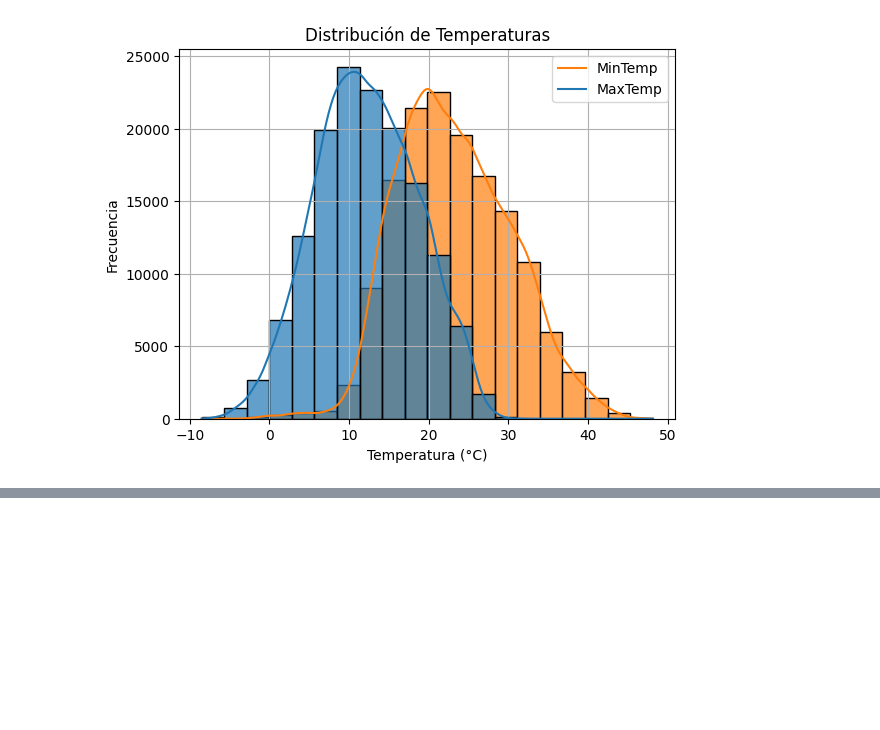
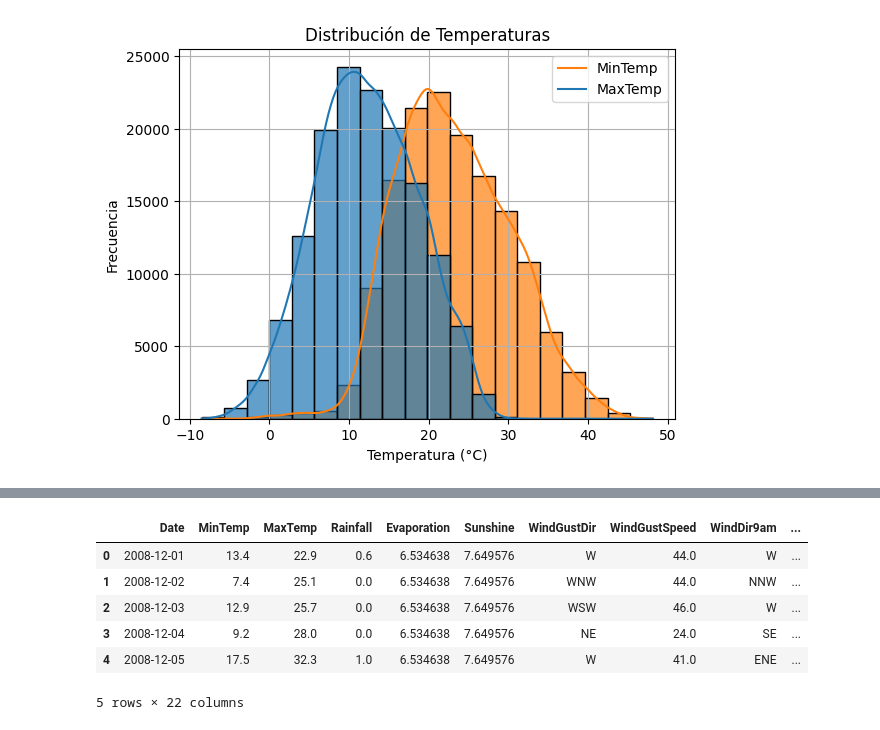
Before and after one commit to DiegoValdez10/HDT6Miner-a, a Jupyter notebook: HDT6.ipynb, the cells around one changed output, grey strips where cells are left out. Cells and saved outputs as stored; diff of their text form; code cells hidden in the pictures; blank space fills up the shorter version.

Commit message:
delete location add encoding

```diff
--- a/HDT6.ipynb
+++ b/HDT6.ipynb
@@ -344,0 +355,13 @@ plt.grid(True)
+# %%
+# Modificar el DataFrame original eliminando la columna "Location"
+df.drop('Location', axis=1, inplace=True)
+# %%
+df.head()
+# %% [output]
+|  | Date | MinTemp | MaxTemp | Rainfall | Evaporation | Sunshine | WindGustDir | WindGustSpeed | WindDir9am | ... |
+| 0 | 2008-12-01 | 13.4 | 22.9 | 0.6 | 6.534638 | 7.649576 | W | 44.0 | W | ... |
+| 1 | 2008-12-02 | 7.4 | 25.1 | 0.0 | 6.534638 | 7.649576 | WNW | 44.0 | NNW | ... |
+| 2 | 2008-12-03 | 12.9 | 25.7 | 0.0 | 6.534638 | 7.649576 | WSW | 46.0 | W | ... |
+| 3 | 2008-12-04 | 9.2 | 28.0 | 0.0 | 6.534638 | 7.649576 | NE | 24.0 | SE | ... |
+| 4 | 2008-12-05 | 17.5 | 32.3 | 1.0 | 6.534638 | 7.649576 | W | 41.0 | ENE | ... |
+5 rows × 22 columns
```
Also changed, not shown: parts of 4 cells of this notebook.
